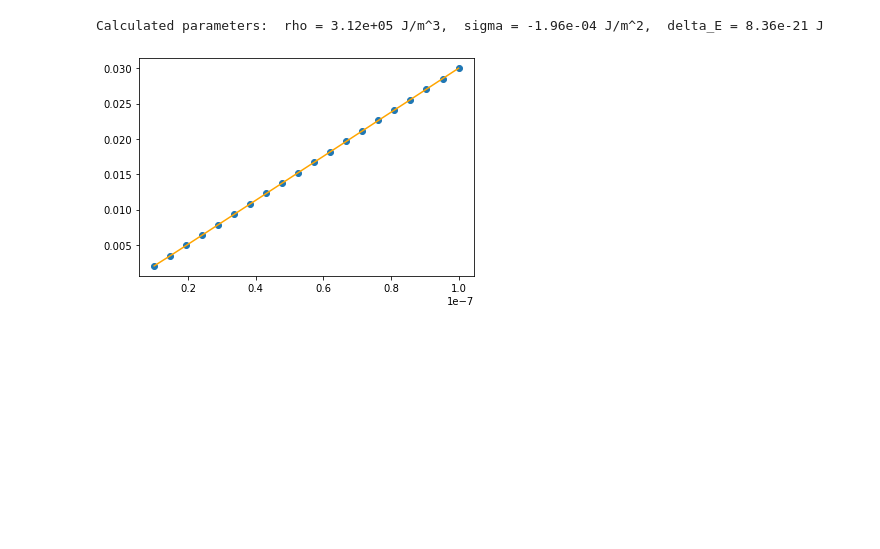
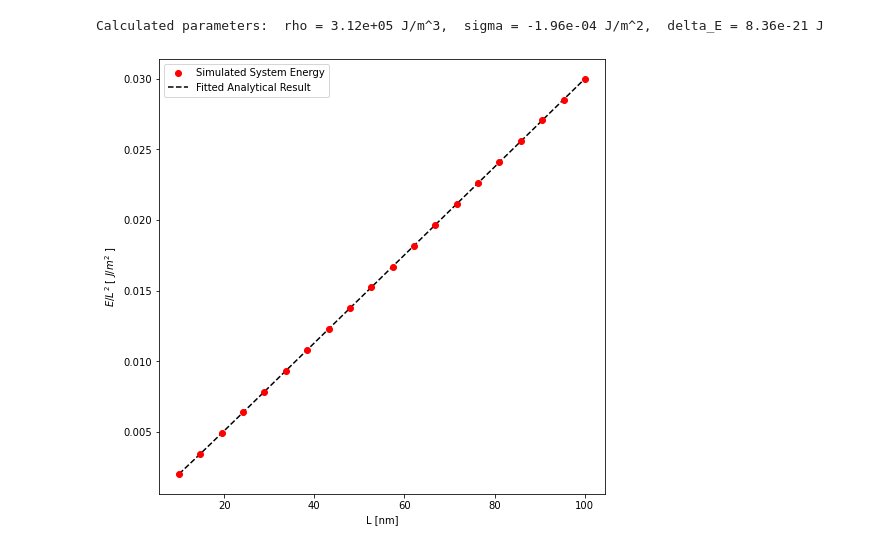
Before and after one commit to anshrg/PHYS426-Final-Project, a Jupyter notebook: Fermi Gas.ipynb, the cells around one changed output. Saved outputs shown, nothing was run; the diff lists cells and outputs as text; code cells hidden in the pictures; blank space fills up the shorter version.

```diff
--- a/Fermi Gas.ipynb
+++ b/Fermi Gas.ipynb
@@ -151,19 +162,30 @@ Calculated parameters:  rho = 1.57e+02 J/m^3,  sigma = -5.61e-07 J/m^2,  delta_E
 # %%
 T_medium = 300 # temperature of fermion gas in Kelvin (intermediate temperature)
 beta_medium = 1/(kB*T_medium) # definition of thermodynamic beta
 mu_medium = 1/beta_medium # Set checmical potential such that beta*mu = 1
 
-L_medium, E_medium = system_energy(beta_medium, mu_medium, 1e-8, 1e-7, 20, 100)
+# Calculate the energy of the system from L of 10 nm to 100 nm
+L_medium, E_medium = system_energy(beta_medium, mu_medium, 1e-8, 1e-7, n_L=20, n_max=100)
 
+# Fit the data to determine the best-fit parameters (popt_medium)
 popt_medium, pcov_medium = curve_fit(expected_energy_relation, L_medium, E_medium/(L_medium**2))
 print(f"Calculated parameters:  rho = {popt_medium[0]:.2e} J/m^3,  sigma = {popt_medium[1]:.2e} J/m^2,  " +\
       f"delta_E = {popt_medium[2]:.2e} J")
 
-plt.scatter(L_medium, E_medium/(L_medium**2))
-plt.plot(L_medium, expected_energy_relation(L_medium, *popt_medium), c='orange');
+### Plotting
+plt.figure(figsize=(8,8))
+# plt.title(r'''Average System Energy Over Box Side Length Squared
+# [ $J/{m^2}$ ] vs Side Length [nm] for T = 300K and $\beta\mu = 1$''')
+plt.xlabel('L [nm]')
+plt.ylabel(r'$E/{L^2}$ [ $J/{m^2}$ ]')
+
+plt.scatter(L_medium*1e9, E_medium/(L_medium**2), label='Simulated System Energy', zorder=5, c='r')
+plt.plot(L_medium*1e9, expected_energy_relation(L_medium, *popt_medium), c='k', ls='--', label='Fitted Analytical Result')
+plt.legend()
+plt.savefig('figure2.pdf')
 # %% [output]
 Calculated parameters:  rho = 3.12e+05 J/m^3,  sigma = -1.96e-04 J/m^2,  delta_E = 8.36e-21 J
-[figure, old version]
+[figure, new version]
 # %%
 T_high = 3000 # temperature of fermion gas in Kelvin (high temperature)
 beta_high = 1/(kB*T_high) # definition of thermodynamic beta
```
Also changed, not shown: parts of 8 cells of this notebook, 2 other files.
